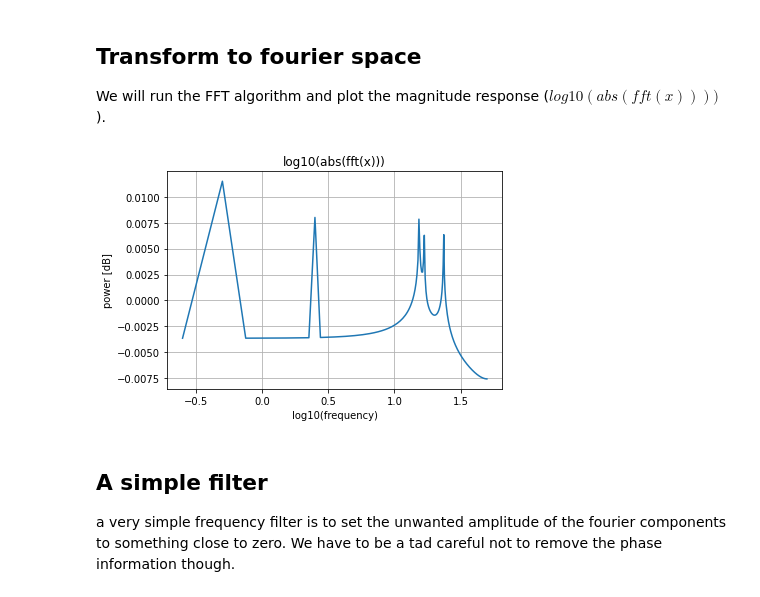
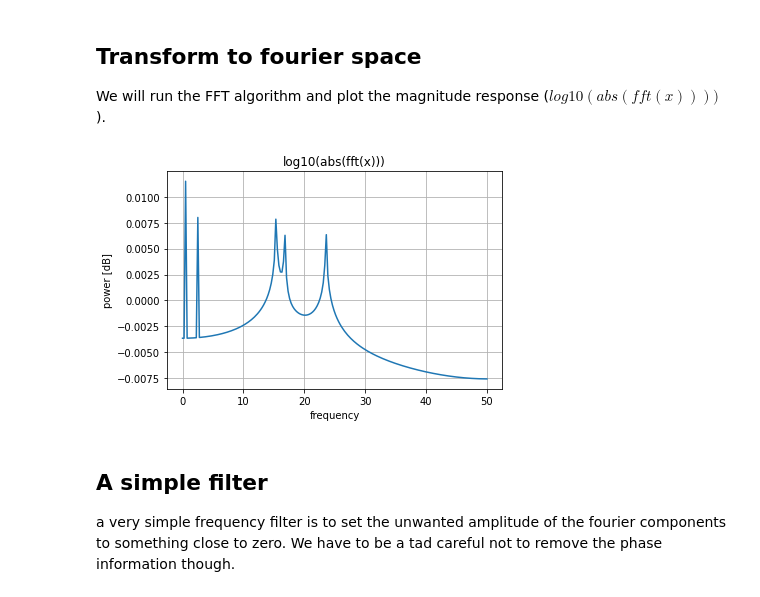
Before and after one commit to christianreiser/course_eeg_WS2020, a Jupyter notebook: exercises/ex2.ipynb, the cells around one changed output. Drawn from its saved outputs; the diff is of its cells as text; code cells hidden in the pictures.

```diff
--- a/exercises/ex2.ipynb
+++ b/exercises/ex2.ipynb
@@ -37,32 +37,32 @@ We will run the FFT algorithm and plot the magnitude response ($log10(abs(fft(x)
 # %%
 from scipy.fft import fft, ifft
 import matplotlib.pyplot as plt
 
 
 nsamples = 400 # Number of sample points
 
 
 sample_rate = 100.0
 
 
 t = arange(nsamples) / sample_rate
 
 
 x = cos(2*pi*0.5*t) + 0.2*sin(2*pi*2.5*t+0.1) + \
         0.2*sin(2*pi*15.3*t) + 0.1*sin(2*pi*16.7*t + 0.1) + \
             0.1*sin(2*pi*23.45*t+.8)
 xf = fft(x)
 xf_mag = log10(abs(fft(x)))
 
 tf = linspace(0.0, 1.0/(2.0/sample_rate), nsamples//2)
-plt.plot(log10(tf), 2.0/nsamples * xf_mag[0:nsamples//2])
+plt.plot(tf, 2.0/nsamples * xf_mag[0:nsamples//2])
 plt.title('log10(abs(fft(x)))')
 plt.ylabel('power [dB]')
-plt.xlabel('log10(frequency)')
+plt.xlabel('frequency')
 plt.grid()
 plt.show()
 # %% [output]
-[figure, old version]
+[figure, new version]
 # %% [markdown]
 ## A simple filter
 a very simple frequency filter is to set the unwanted amplitude of the fourier components to something close to zero.  We have to be a tad careful not to remove the phase information though.
```
Also changed, not shown: 1 other file.
